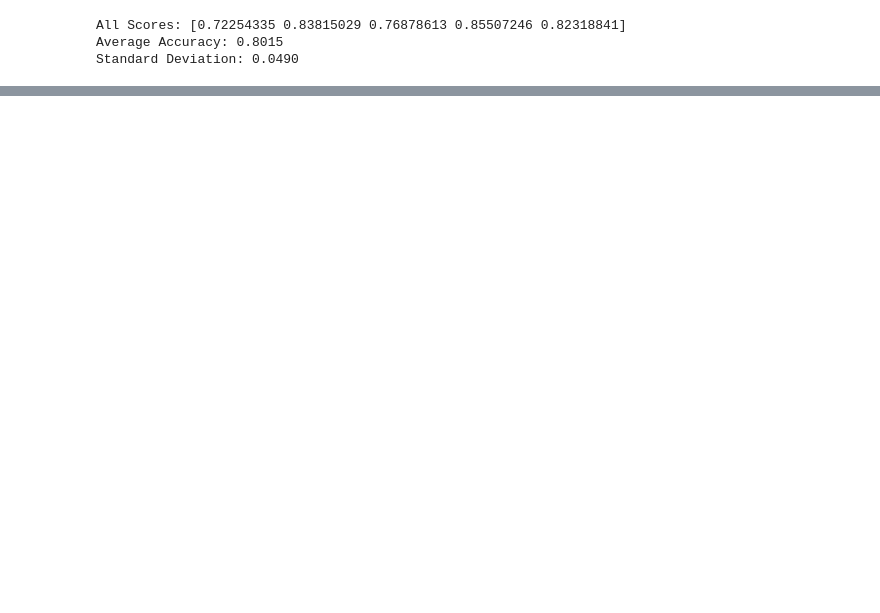
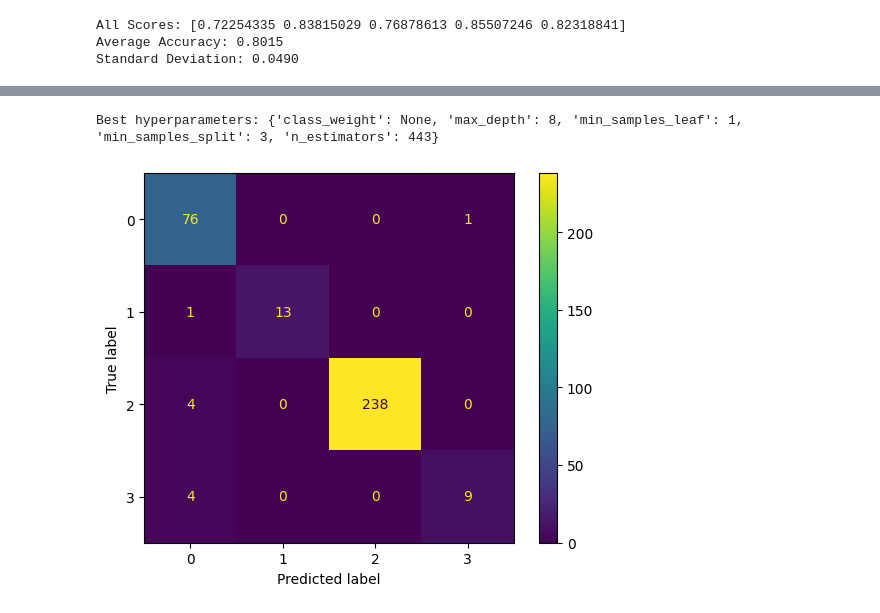
Before and after one commit to bhavik-knight/5580-dm-a2-classification, a Jupyter notebook: rf_classification.ipynb, the cells around one changed output, grey strips where cells are left out. Drawn from its saved outputs; the diff is of its cells as text; code cells hidden in the pictures; blank space fills up the shorter version.

```diff
--- a/rf_classification.ipynb
+++ b/rf_classification.ipynb
@@ -248,0 +319,18 @@ Recall: 0.953757225433526
+# %%
+# Create a variable for the best model
+best_rf = rand_search.best_estimator_
+
+# Print the best hyperparameters
+print('Best hyperparameters:',  rand_search.best_params_)
+# %% [output]
+Best hyperparameters: {'class_weight': None, 'max_depth': 8, 'min_samples_leaf': 1, 'min_samples_split': 3, 'n_estimators': 443}
+# %%
+# Generate predictions with the best model
+y_pred = best_rf.predict(X_test)
+
+# Create the confusion matrix
+cm = confusion_matrix(y_test, y_pred)
+
+ConfusionMatrixDisplay(confusion_matrix=cm).plot();
+# %% [output]
+[figure, added]
```
Also changed, not shown: parts of 29 cells of this notebook, 6 other files.
